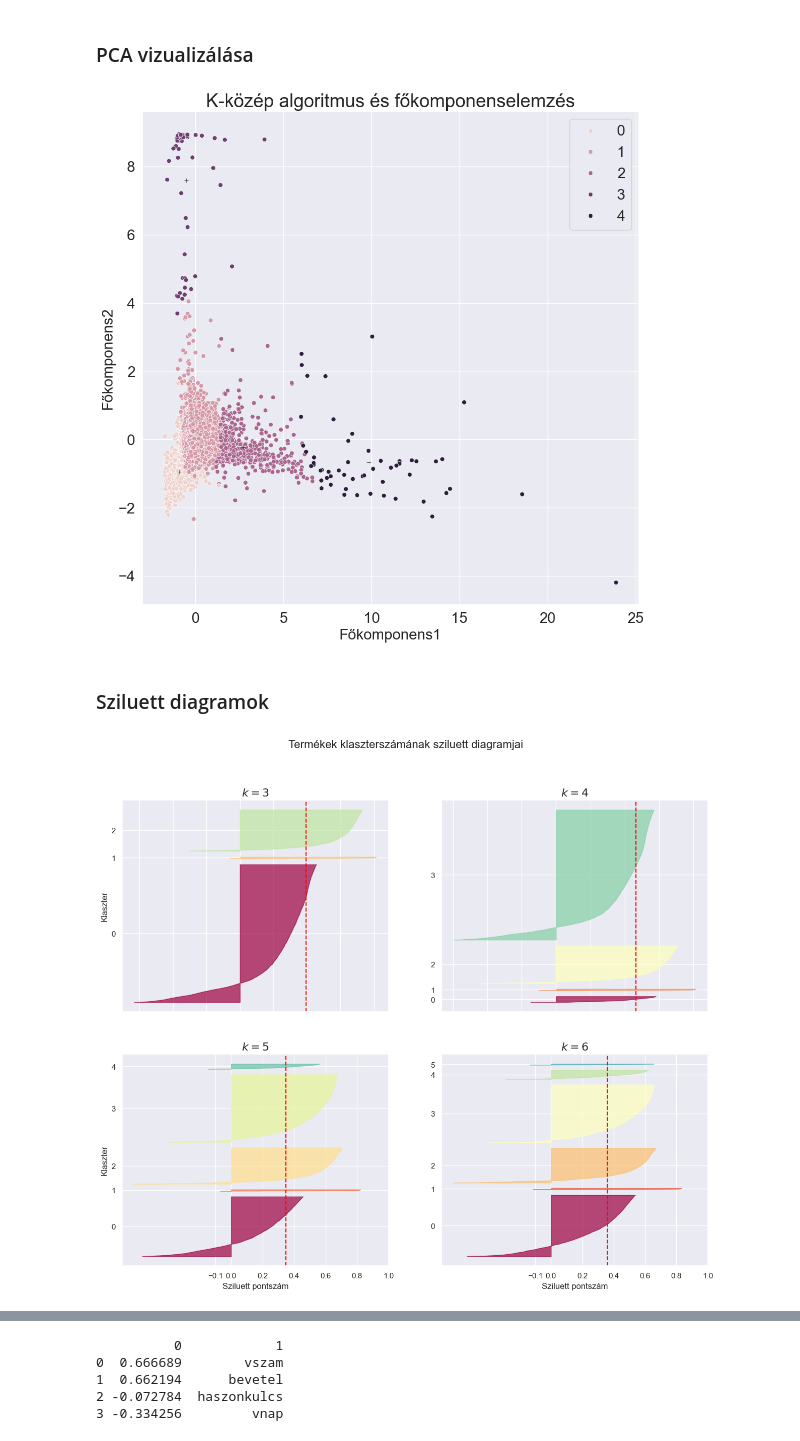
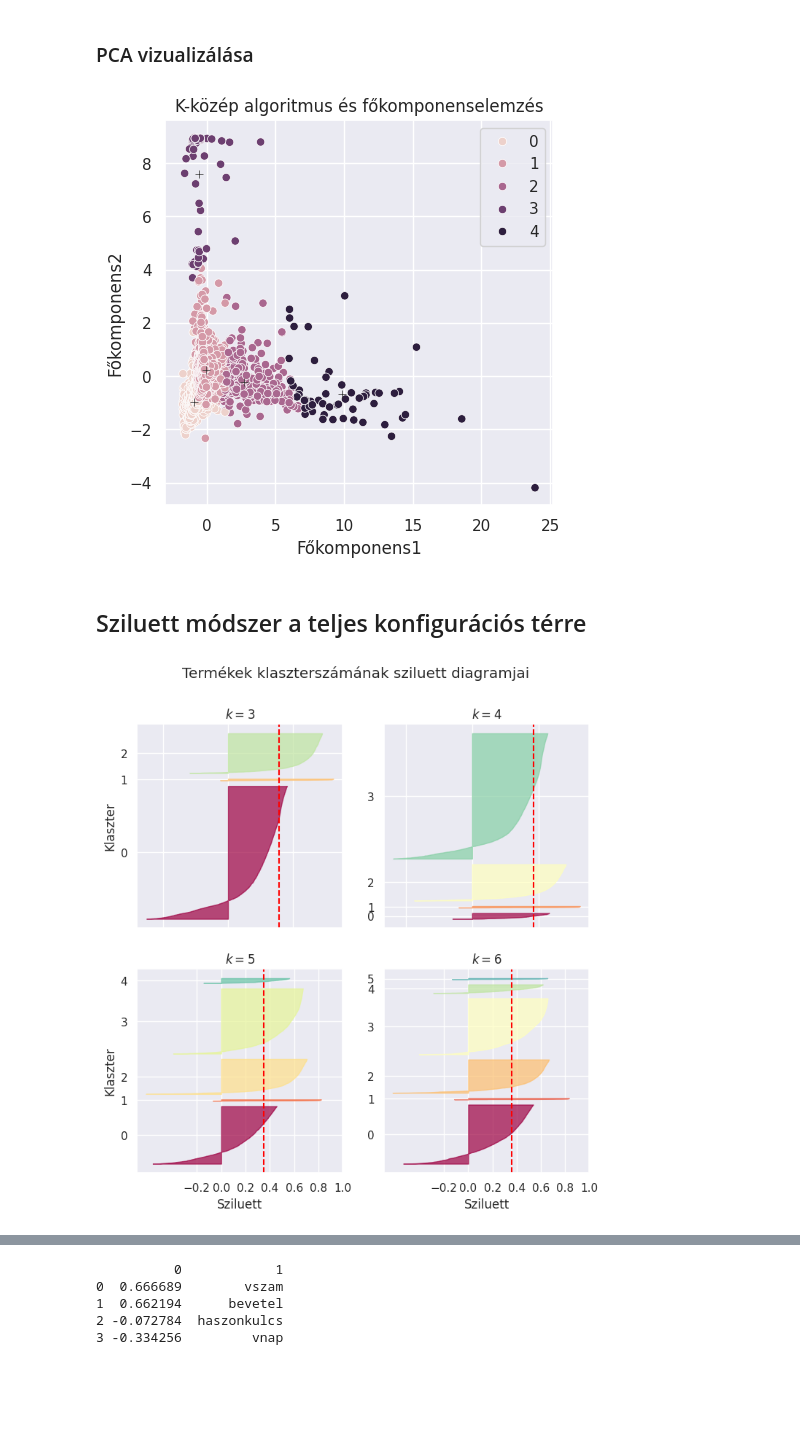
Before and after one commit to basictask/Elemzesmodszertan, a Jupyter notebook: 7_unsupervised/code/7_unsupervised.ipynb, the cells around one changed output, grey strips where cells are left out. Drawn from its saved outputs; the diff is of its cells as text; code cells hidden in the pictures; blank space fills up the shorter version.

```diff
--- a/7_unsupervised/code/7_unsupervised.ipynb
+++ b/7_unsupervised/code/7_unsupervised.ipynb
@@ -111,14 +109,17 @@ FCM predikciók
 # %%
-from sklearn.cluster import KMeans
-kmeans_per_k = [KMeans(n_clusters=k, init='k-means++', n_init=1,
-                       random_state=42).fit(scaled_termek) for k in range(1,10)]
+kmeans_per_k = [KMeans(
+    n_clusters = k,
+    init = 'k-means++',
+    n_init = 1,
+    random_state = 42
+    ).fit(scaled_termek) for k in range(1,10)]
 
 inertia = [model.inertia_ for model in kmeans_per_k]
 
-plt.figure(figsize=(8,8))
-plt.title("Könyökdiagram K=1...9", size=20)
-plt.plot(range(1,10), inertia, 'bo-')
-plt.xlabel('$k$', fontsize=15)
-plt.ylabel('Inercia', fontsize=15)
+plt.figure(figsize=(5, 5))
+plt.title("Könyökdiagram $K=1...9$")
+plt.plot(range(1, len(inertia) + 1), inertia, 'bo-')
+plt.xlabel('$K$')
+plt.ylabel('Inercia')
 plt.show()
 # %% [output]
@@ -184,64 +181,65 @@ pca_frame['pred'] = pd.Series(y_pred) #Klaszterek
 centers = kmeans.cluster_centers_
 pca_centers = pd.DataFrame(pca.transform(centers), columns=['0','1'])
 
-plt.figure(figsize=(12,12))
-plt.title('K-közép algoritmus és főkomponenselemzés', size=fs+5)
-# cmap = sns.color_palette("bright")[:5]
+plt.figure(figsize=(5,5))
+plt.title('K-közép algoritmus és főkomponenselemzés')
 ax = scatter(x='0', y='1', hue='pred', data=pca_frame)
 ax = scatter(x='0', y='1', color=".2", marker="+", data=pca_centers)
-ax.legend(loc='upper right', fontsize=fs)
-ax.tick_params(labelsize=fs)
-ax.set_xlabel('Főkomponens1', size=fs)
-ax.set_ylabel('Főkomponens2', size=fs)
+ax.tick_params()
+ax.legend(loc='upper right')
+ax.set_xlabel('Főkomponens1')
+ax.set_ylabel('Főkomponens2')
 plt.show()
 # %% [output]
-[figure, old version]
+[figure, new version]
-# %% [markdown]
-### Sziluett diagramok
+# %% [markdown]
+## Sziluett módszer a teljes konfigurációs térre
 # %%
-from sklearn.metrics import silhouette_samples
-from matplotlib.ticker import FixedLocator, FixedFormatter
-import matplotlib as mpl
-
-plt.figure(figsize=(15,12))
+plt.figure(figsize=(8, 8))
 
 for k in (3,4,5,6):
     plt.subplot(2, 2, k-2)
     y_pred = kmeans_per_k[k-1].labels_
     silhouette_coeffs = silhouette_samples(pca_data, y_pred)
 
     padding = len(pca_data) // 30
 
     pos = padding
     ticks = []
 
     for i in range(k):
         coeffs = silhouette_coeffs[y_pred == i]
         coeffs.sort()
 
         color = mpl.cm.Spectral(i / k)
-        plt.fill_betweenx(np.arange(pos, pos+len(coeffs)), 0, coeffs, facecolor=color,
-                          edgecolor=color, alpha=0.7)
+        plt.fill_betweenx(
+            y = np.arange(pos, pos+len(coeffs)),
+            x1 = 0,
+            x2 = coeffs,
+            facecolor=color,
+            edgecolor=color,
+            alpha=0.7
+        )
         ticks.append(pos + len(coeffs) // 2)
         pos+=len(coeffs) + padding
 
     plt.gca().yaxis.set_major_locator(FixedLocator(ticks))
     plt.gca().yaxis.set_major_formatter(FixedFormatter(range(k)))
 
     if k in (3,5):
         plt.ylabel('Klaszter')
 
     if k in (5,6):
-        plt.gca().set_xticks([-0.1, 0, 0.2, 0.4, 0.6, 0.8, 1])
-        plt.xlabel('Sziluett pontszám')
+        plt.gca().set_xticks([-0.2, 0, 0.2, 0.4, 0.6, 0.8, 1])
+        plt.xlabel('Sziluett')
     else:
         plt.tick_params(labelbottom=False)
 
     plt.axvline(x=silhouettes[k-2], color="red", linestyle='--')
-    plt.title('$k={}$'.format(k), fontsize=16)
+    plt.title('$k={}$'.format(k))
 
-plt.suptitle('Termékek klaszterszámának sziluett diagramjai', fontsize=16)
+plt.suptitle('Termékek klaszterszámának sziluett diagramjai')
 plt.show()
 # %% [output]
-[figure, old version]
+[figure, new version]
 # %% [markdown]
```
Also changed, not shown: parts of 26 cells of this notebook, 1 other file.
